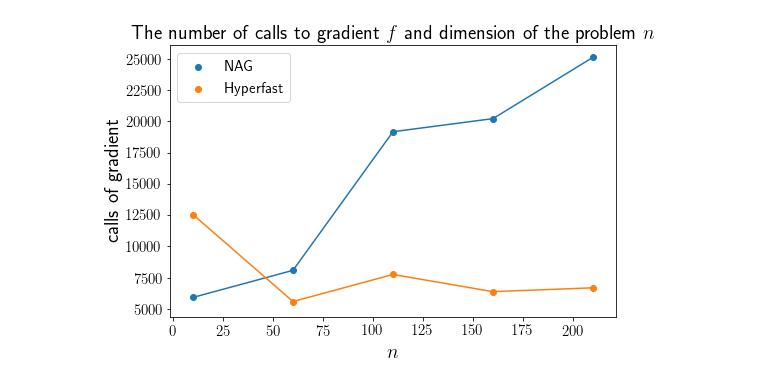
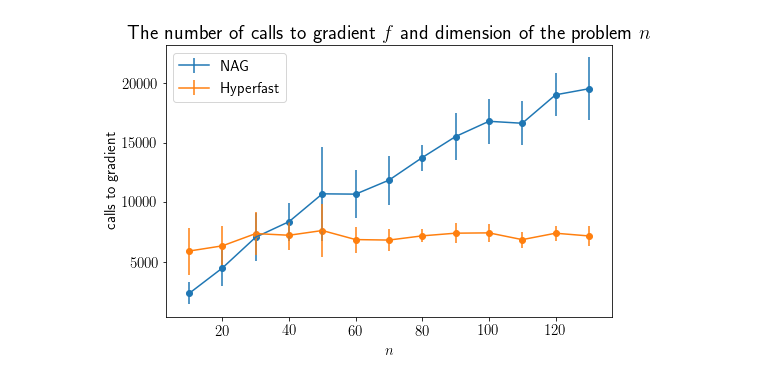
Before and after one commit to Nikita-Dudorov/HyperFastSecondOrderMethod, a Jupyter notebook: Grad-Copy1.ipynb, the cells around one changed output. Saved outputs shown, nothing was run; the diff lists cells and outputs as text; code cells hidden in the pictures.

```diff
--- a/Grad-Copy1.ipynb
+++ b/Grad-Copy1.ipynb
@@ -62,7 +77,7 @@ def gradient2(f, x):
     x = torch.tensor(x, requires_grad = True)
     grad = torch.autograd.grad(outputs = f(x), inputs = x, create_graph = True)[0]
     grad2 = torch.zeros([x.shape[0], x.shape[0]])
-    for i in range(0, x.shape[0]):
+    for i in range(x.shape[0]):
         grad2[i] = torch.autograd.grad(outputs = grad[i], inputs = x, create_graph = True)[0]
     return grad2.detach()
 
@@ -72,11 +87,11 @@ def gradient3(f, x):
     x = torch.tensor(x, requires_grad = True)
     grad = torch.autograd.grad(outputs = f(x), inputs = x, create_graph = True)[0]
     grad2 = torch.zeros([x.shape[0], x.shape[0]])
-    for i in range(0, x.shape[0]):
+    for i in range(x.shape[0]):
         grad2[i] = torch.autograd.grad(outputs = grad[i], inputs = x, create_graph = True)[0]
     grad3 = torch.zeros([x.shape[0], x.shape[0], x.shape[0]])
-    for i in range(0, x.shape[0]):
-        for j in range(0, x.shape[0]):
+    for i in range(x.shape[0]):
+        for j in range(x.shape[0]):
             grad3[i][j] = torch.autograd.grad(outputs = grad2[i][j], inputs = x, create_graph = True)[0]
     return grad3.detach()
 # %%
@@ -256,7 +272,8 @@ def HyperFast(f, L_3, tau, stop_cr, axil_eps, axil_iter, max_iter):
         x_k = x_k - a_k * gradient(f, y_k)
 
         iterations.append(y_k)
-        print(len(iterations), f(y_k), f_opt)
+        if(len(iterations) % 10 == 0):
+            print(len(iterations), f(y_k), f_opt)
         if(abs(f(y_k) - f_opt) <= eps):
             break
 
@@ -330,12 +344,15 @@ Here is the full report generated by latex:
+# %%
+nag_oracle_compl = np.array(nag_oracle_compl)
+hf_oracle_compl = np.array(hf_oracle_compl)
 # %%
-plt.scatter(ns, nag_oracle_compl, label = 'NAG')
-plt.plot(ns, nag_oracle_compl)
-plt.scatter(ns, hf_oracle_compl, label = 'Hyperfast')
-plt.plot(ns, hf_oracle_compl)
-plt.xlabel(r'$n$', size = 20)
-plt.ylabel('calls of gradient', size = 20)
+plt.errorbar(ns[:len(nag_oracle_compl)], nag_oracle_compl[:,0], yerr = nag_oracle_compl[:,1], label = 'NAG')
+plt.scatter(ns[:len(nag_oracle_compl)], nag_oracle_compl[:,0])
+plt.errorbar(ns[:len(hf_oracle_compl)], hf_oracle_compl[:,0], yerr = hf_oracle_compl[:,1], label = 'Hyperfast')
+plt.scatter(ns[:len(hf_oracle_compl)], hf_oracle_compl[:,0])
+plt.xlabel(r'$n$', size = 15)
+plt.ylabel('calls to gradient', size = 15)
 plt.legend()
 plt.title(r'The number of calls to gradient $f$ and dimension of the problem $n$', size = 20)
 plt.savefig('HF.pdf')
 # %% [output]
-[figure, old version]
+[figure, new version]
```
Also changed, not shown: parts of 3 cells of this notebook.
